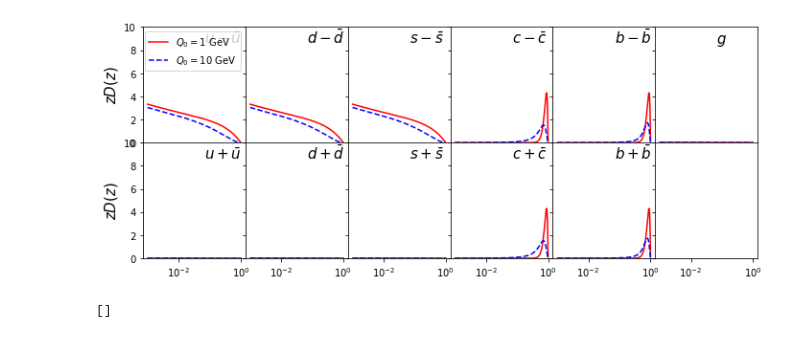
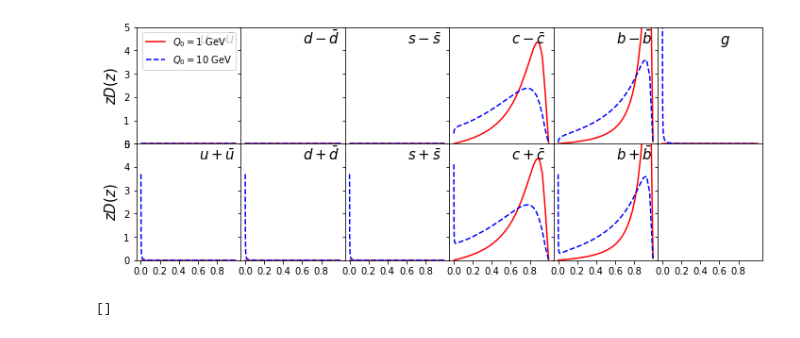
Before and after one commit to keweiyao/QCD-evolution, a Jupyter notebook: Plotting.ipynb, the cells around one changed output. Cells and saved outputs as stored; diff of their text form; code cells hidden in the pictures.

```diff
--- a/Plotting.ipynb
+++ b/Plotting.ipynb
@@ -13,24 +13,24 @@ z = data[0]
 # %%
 fig, axes = plt.subplots(2,6,figsize=(10,4), sharex=True, sharey=True)
 
 for i, (it,ax) in enumerate(zip(names, axes.flatten()), start=1):
-    ax.plot(z, data0[i], 'r-', label=r'$Q_0=1$ GeV')
-    ax.plot(z, data[i], 'b--', label=r'$Q_0=10$ GeV')
+    ax.plot(z, data0[i]/z, 'r-', label=r'$Q_0=1$ GeV')
+    ax.plot(z, data[i]/z, 'b--', label=r'$Q_0=10$ GeV')
     #ax.semilogy()
     ax.annotate(it, xy=(.6,.86), xycoords="axes fraction", fontsize=15)
     if ax.is_first_col():
         ax.set_ylabel(r"$zD(z)$", fontsize=15)
     if ax.is_last_col():
         ax.set_xlabel(r"$z$", fontsize=15)
 axes[0,0].legend()
 #ax.set_xlim(0,1)
 ax.set_xticks([0,.2,.4,.6,.8])
-ax.set_ylim(0,10)
-ax.semilogx()
+ax.set_ylim(0,5)
+#ax.semilogx()
 plt.tight_layout()
 plt.subplots_adjust(wspace=0, hspace=0)
 # %% [output]
-[figure, old version]
+[figure, new version]
 # %%
 Q2, z, fc = np.loadtxt("build/channel.dat").T
 # %%
```
Also changed, not shown: parts of 2 cells of this notebook, 10 other files.
